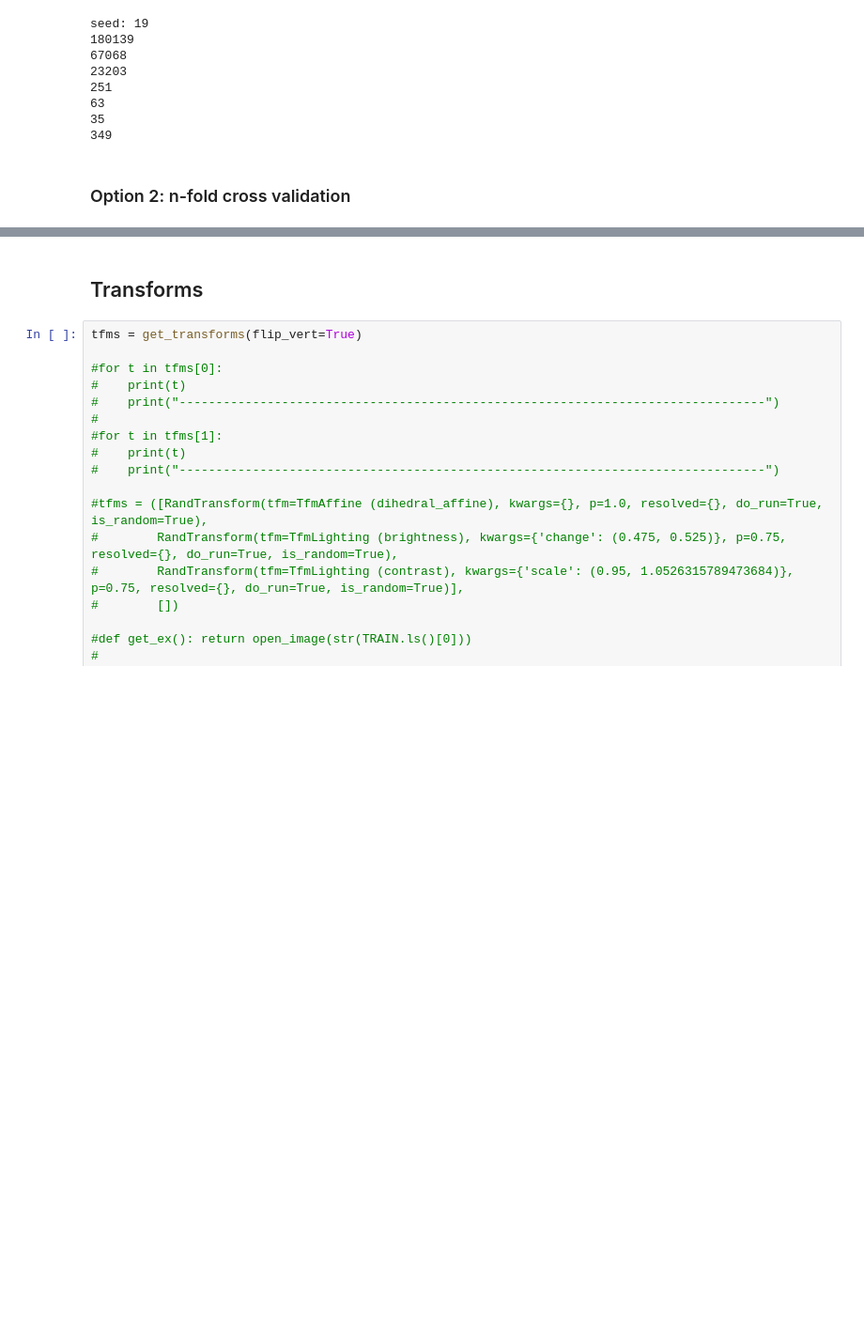
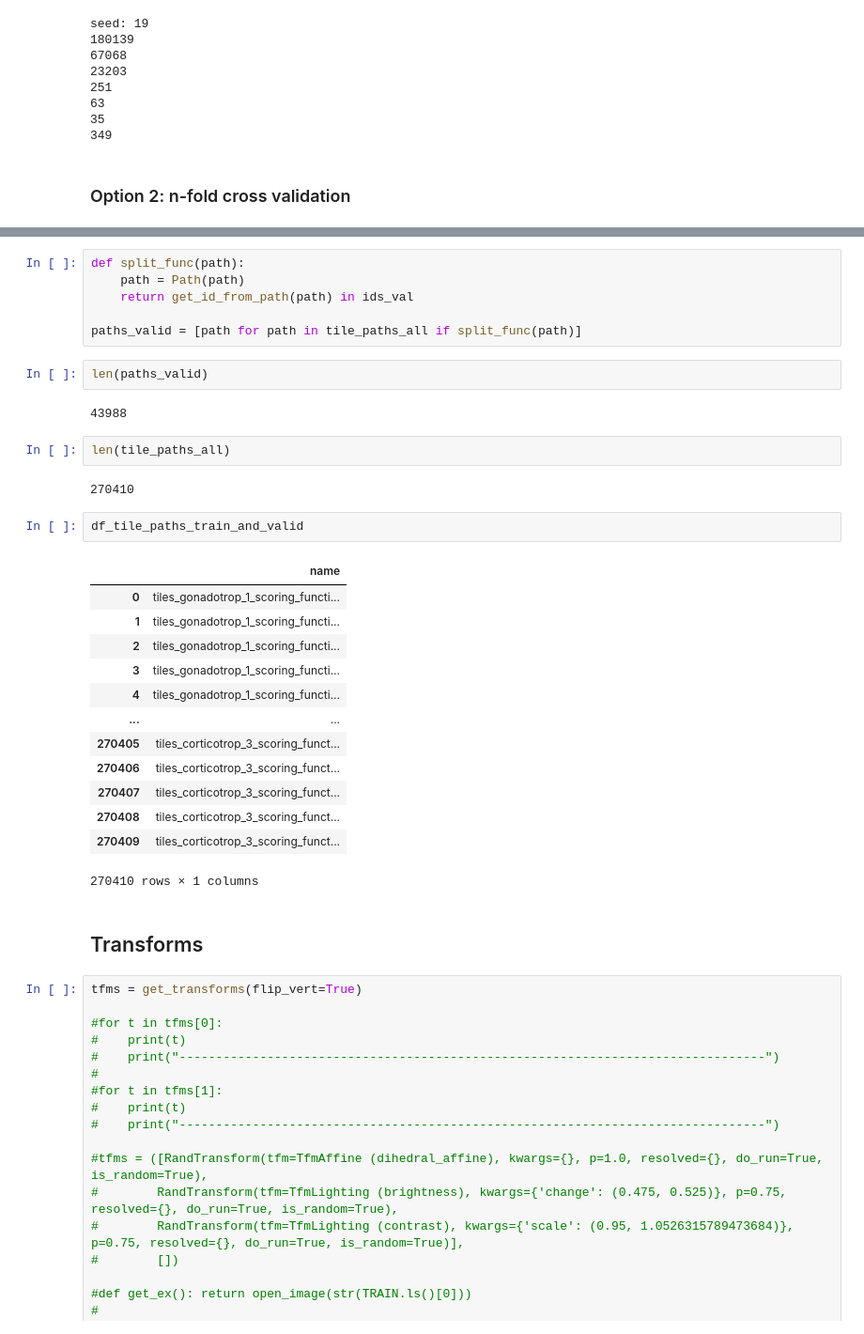
Before and after one commit to ChristophNeuner/pituitary_gland_adenomas, a Jupyter notebook: network-entity_classification.ipynb, the cells around one changed output, grey strips where cells are left out. Shown at 94% size. Cells and saved outputs as stored; diff of their text form; blank space fills up the shorter version.

```diff
--- a/network-entity_classification.ipynb
+++ b/network-entity_classification.ipynb
@@ -611,3 +621,33 @@ df_tile_paths_train_and_valid = pd.DataFrame(tile_paths_all, columns=['name'])
+# %%
+def split_func(path):
+    path = Path(path)
+    return get_id_from_path(path) in ids_val
+
+paths_valid = [path for path in tile_paths_all if split_func(path)]
+# %%
+len(paths_valid)
+# %% [output]
+43988
+# %%
+len(tile_paths_all)
+# %% [output]
+270410
+# %%
+df_tile_paths_train_and_valid
+# %% [output]
+|  | name |
+| 0 | tiles_gonadotrop_1_scoring_functi... |
+| 1 | tiles_gonadotrop_1_scoring_functi... |
+| 2 | tiles_gonadotrop_1_scoring_functi... |
+| 3 | tiles_gonadotrop_1_scoring_functi... |
+| 4 | tiles_gonadotrop_1_scoring_functi... |
+| ... | ... |
+| 270405 | tiles_corticotrop_3_scoring_funct... |
+| 270406 | tiles_corticotrop_3_scoring_funct... |
+| 270407 | tiles_corticotrop_3_scoring_funct... |
+| 270408 | tiles_corticotrop_3_scoring_funct... |
+| 270409 | tiles_corticotrop_3_scoring_funct... |
+270410 rows × 1 columns
 # %% [markdown]
 ## Transforms
 # %%
```
Also changed, not shown: parts of 11 cells of this notebook.
